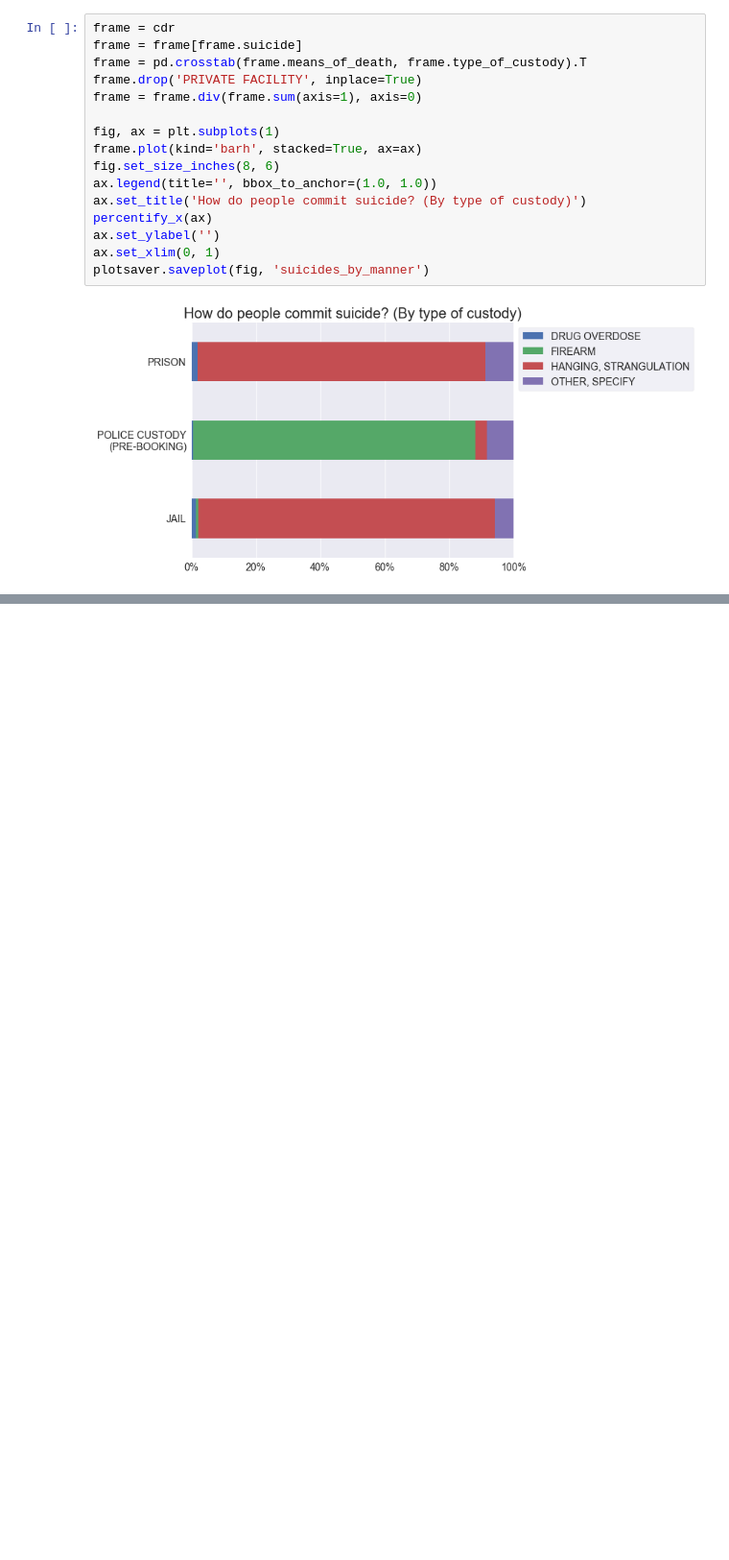
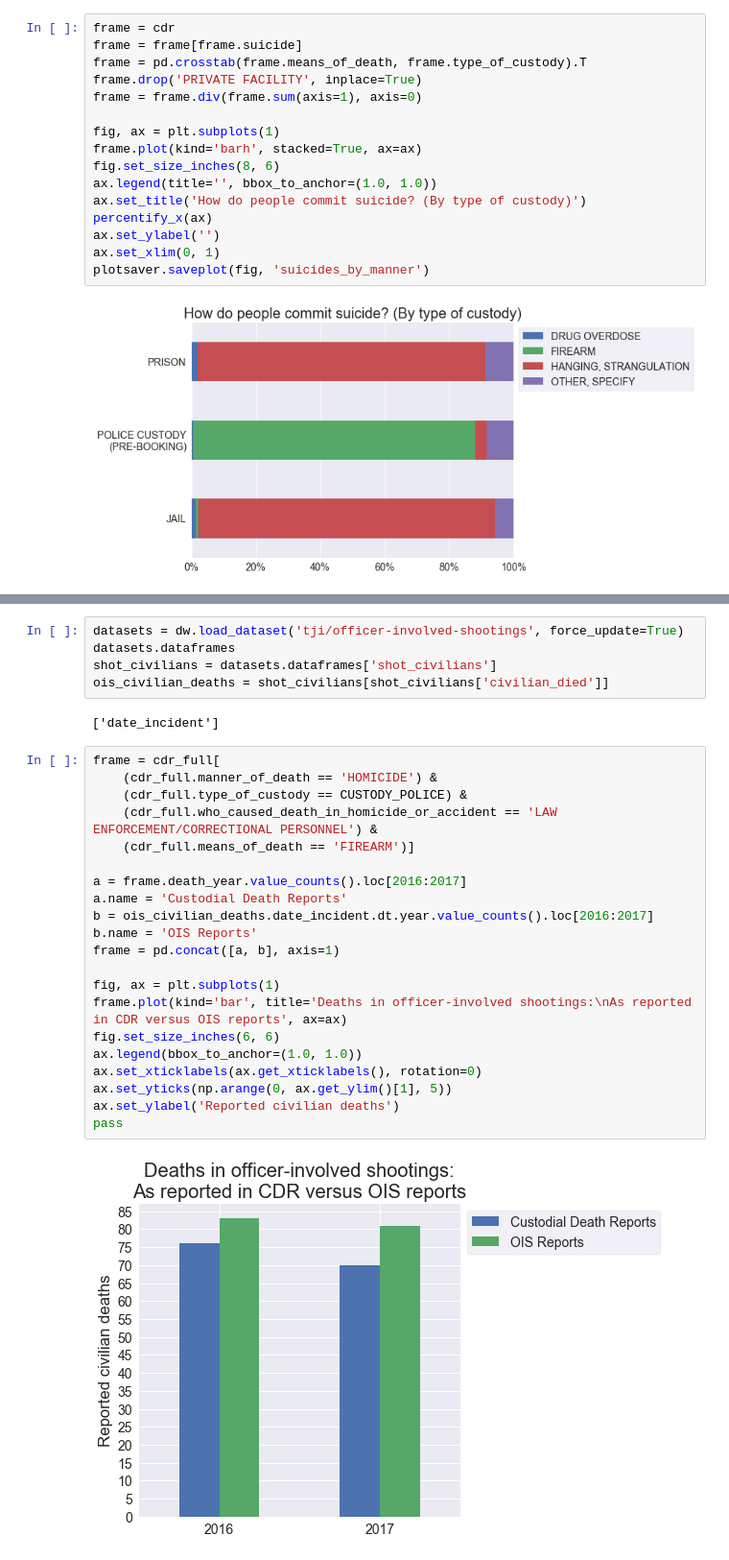
Before and after one commit to texas-justice-initiative/analysis, a Jupyter notebook: analyses/cdr_explore.ipynb, the cells around one changed output, grey strips where cells are left out. Shown at 96% size. Saved outputs shown, nothing was run; the diff lists cells and outputs as text; blank space fills up the shorter version.

Commit message:
Compare CDR and OIS reports

```diff
--- a/analyses/cdr_explore.ipynb
+++ b/analyses/cdr_explore.ipynb
@@ -522,0 +527,30 @@ plotsaver.saveplot(fig, 'suicides_by_manner')
+# %%
+datasets = dw.load_dataset('tji/officer-involved-shootings', force_update=True)
+datasets.dataframes
+shot_civilians = datasets.dataframes['shot_civilians']
+ois_civilian_deaths = shot_civilians[shot_civilians['civilian_died']]
+# %% [output]
+['date_incident']
+# %%
+frame = cdr_full[
+    (cdr_full.manner_of_death == 'HOMICIDE') &
+    (cdr_full.type_of_custody == CUSTODY_POLICE) &
+    (cdr_full.who_caused_death_in_homicide_or_accident == 'LAW ENFORCEMENT/CORRECTIONAL PERSONNEL') &
+    (cdr_full.means_of_death == 'FIREARM')]
+
+a = frame.death_year.value_counts().loc[2016:2017]
+a.name = 'Custodial Death Reports'
+b = ois_civilian_deaths.date_incident.dt.year.value_counts().loc[2016:2017]
+b.name = 'OIS Reports'
+frame = pd.concat([a, b], axis=1)
+
+fig, ax = plt.subplots(1)
+frame.plot(kind='bar', title='Deaths in officer-involved shootings:\nAs reported in CDR versus OIS reports', ax=ax)
+fig.set_size_inches(6, 6)
+ax.legend(bbox_to_anchor=(1.0, 1.0))
+ax.set_xticklabels(ax.get_xticklabels(), rotation=0)
+ax.set_yticks(np.arange(0, ax.get_ylim()[1], 5))
+ax.set_ylabel('Reported civilian deaths')
+pass
+# %% [output]
+[figure, added]
```
Also changed, not shown: parts of 2 cells of this notebook.
